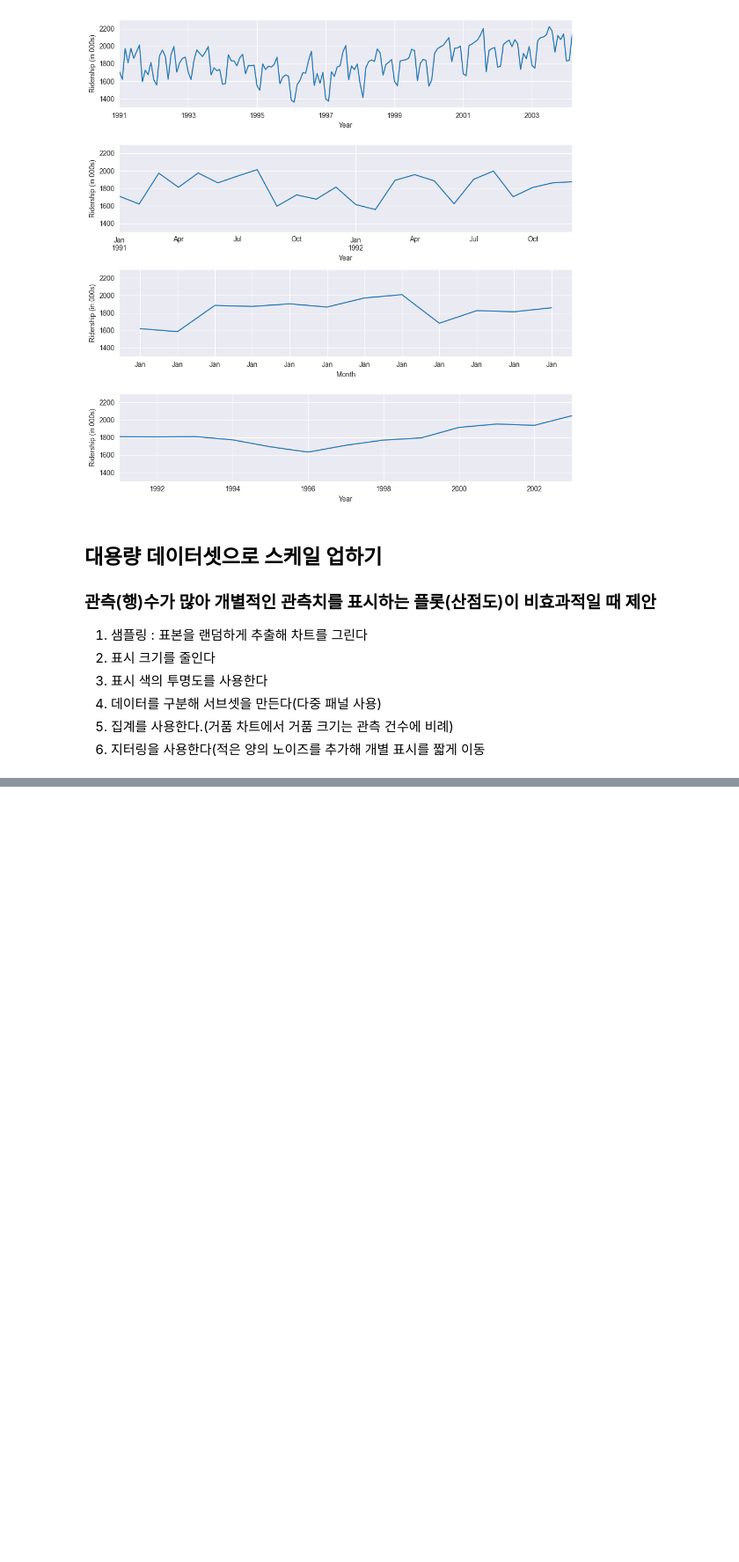
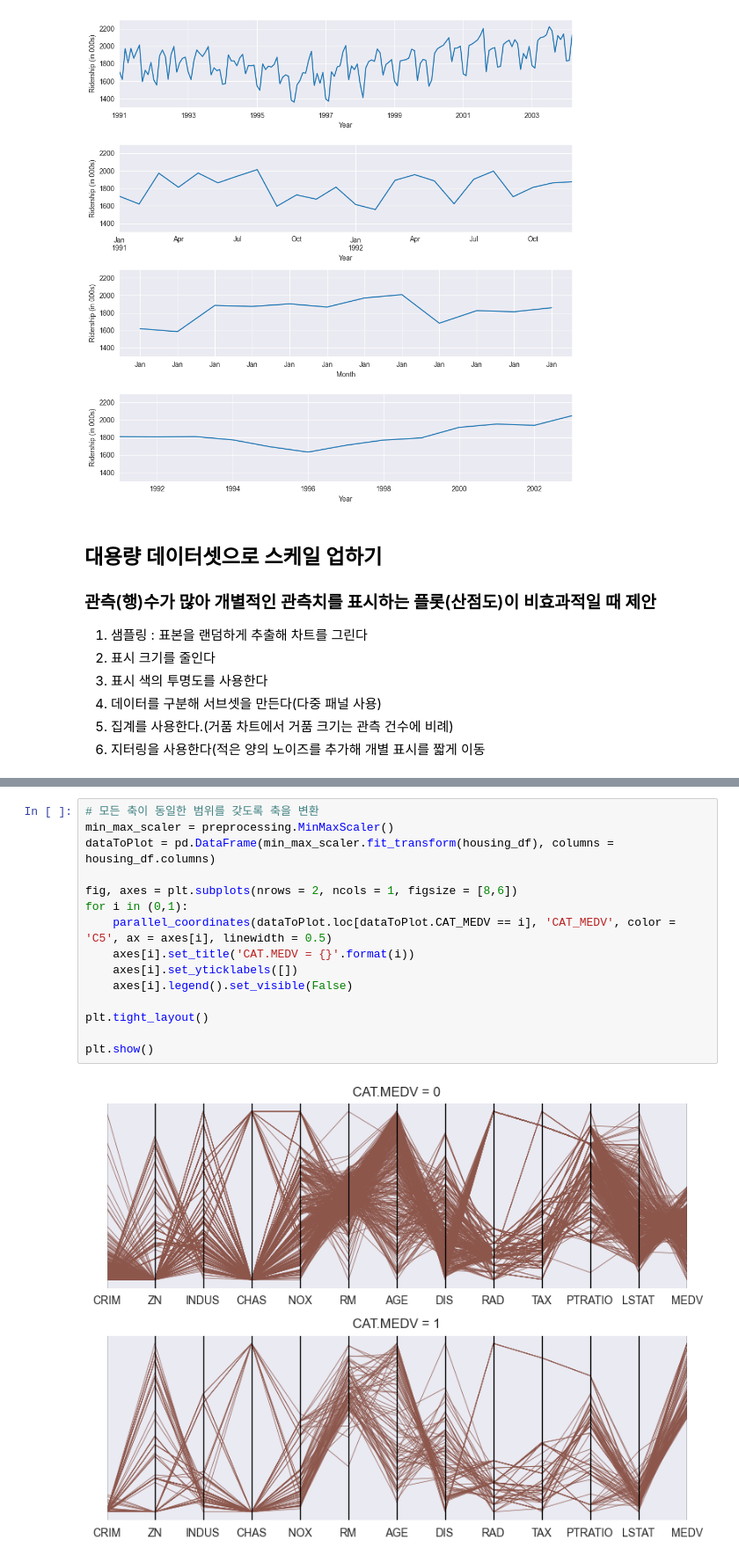
Before and after one commit to JunheeChoi/dm_class, a Jupyter notebook: 0314_dmclass.ipynb, the cells around one changed output, grey strips where cells are left out. Shown at 88% size. Saved outputs shown, nothing was run; the diff lists cells and outputs as text; blank space fills up the shorter version.

```diff
--- a/0314_dmclass.ipynb
+++ b/0314_dmclass.ipynb
@@ -1246,0 +1306,17 @@ plt.show()
+# %%
+# 모든 축이 동일한 범위를 갖도록 축을 변환
+min_max_scaler = preprocessing.MinMaxScaler()
+dataToPlot = pd.DataFrame(min_max_scaler.fit_transform(housing_df), columns = housing_df.columns)
+
+fig, axes = plt.subplots(nrows = 2, ncols = 1, figsize = [8,6])
+for i in (0,1):
+    parallel_coordinates(dataToPlot.loc[dataToPlot.CAT_MEDV == i], 'CAT_MEDV', color = 'C5', ax = axes[i], linewidth = 0.5)
+    axes[i].set_title('CAT.MEDV = {}'.format(i))
+    axes[i].set_yticklabels([])
+    axes[i].legend().set_visible(False)
+
+plt.tight_layout()
+
+plt.show()
+# %% [output]
+[figure, added]
```
Also changed, not shown: parts of 12 cells of this notebook.
